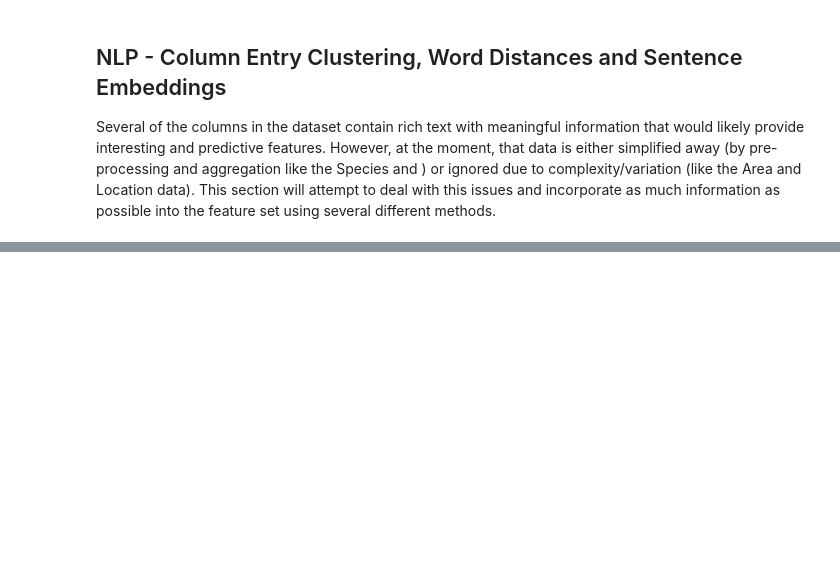
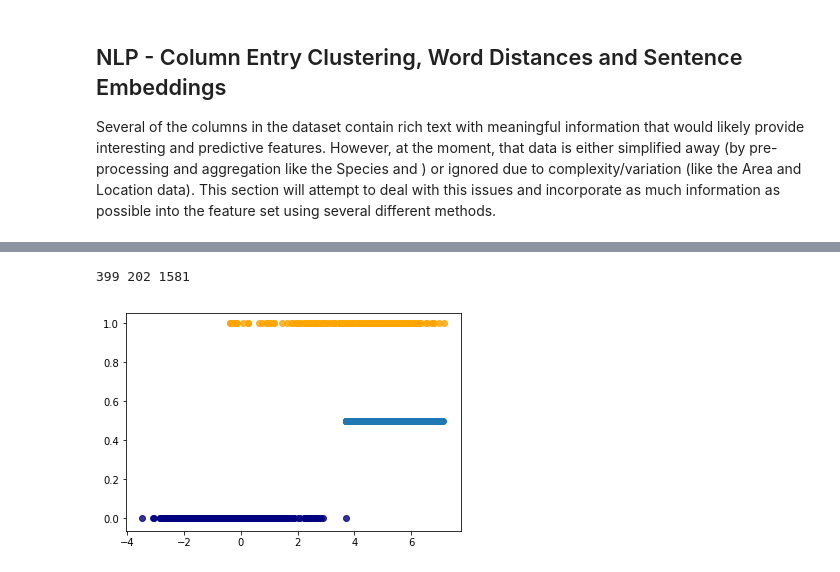
Before and after one commit to sometechchick/ml-dl-ai-learnings, a Jupyter notebook: bigdata_bigsharks/bigdata_bigsharks.ipynb, the cells around one changed output, grey strips where cells are left out. Cells and saved outputs as stored; diff of their text form; code cells hidden in the pictures; blank space fills up the shorter version.

```diff
--- a/bigdata_bigsharks/bigdata_bigsharks.ipynb
+++ b/bigdata_bigsharks/bigdata_bigsharks.ipynb
@@ -1751,0 +2025,3 @@ NameError: name 'hub' is not defined
+# %%
+y_sharks = TSNE(n_components=1).fit_transform(loc_encoder.get_embeddings_for_training())
+x_sharks = TSNE(n_components=1).fit_transform(activity_encoder.get_embeddings_for_training())
@@ -1751,0 +2048,45 @@ NameError: name 'hub' is not defined
+# %%
+"""
+    An experiment in LDA - separating bull shark dimensions from the rest then predicting the remaining
+    'unknown' classes to see if we can find more
+
+"""
+from sklearn.discriminant_analysis import LinearDiscriminantAnalysis
+
+loc_emb = pd.DataFrame(loc_encoder.elmo_embeddings)
+loc_emb = loc_emb.assign(ind=sharky_data.index)
+loc_emb.set_index('ind', inplace=True)
+
+sharky_data_known = sharky_data[sharky_data['corrected_species'] != 'unknown']
+sharky_data_known = sharky_data_known.loc[sharky_data_known['corrected_species'] != 'unconfirmed']
+sharky_data_unknown = sharky_data[sharky_data['corrected_species'] == 'unknown']
+
+bull_mask = sharky_data_known['corrected_species'] == 'bull'
+
+bull_mask.loc[bull_mask == False] = 0
+bull_mask.loc[bull_mask == True] = 1
+bull_mask.head()
+sharky_data_known = sharky_data_known.assign(bull=bull_mask)
+loc_emb_known = loc_emb.loc[sharky_data_known.index]
+loc_emb_unknown = loc_emb.loc[sharky_data_unknown.index]
+
+lda = LinearDiscriminantAnalysis(n_components=3)
+X_r2 = lda.fit(loc_emb_known.values, sharky_data_known['bull']).transform(loc_emb_known)
+
+preds_shark = lda.transform(loc_emb_unknown.values)
+# %%
+
+plt.figure()
+colors = ['navy', 'orange', 'green']
+target_names = ['other', 'bull']
+for color, i, target_name in zip(colors, [0, 1], target_names):
+    plt.scatter(X_r2[sharky_data_known['bull'] == i], sharky_data_known['bull'].loc[sharky_data_known['bull'] == i], alpha=.8, color=color,
+                label=target_name)
+
+maybe_bull = preds_shark[preds_shark > max(X_r2[sharky_data_known['bull'] == 0])]
+maybe_bull = maybe_bull[maybe_bull < max(X_r2[sharky_data_known['bull'] == 1])]
+plt.scatter(maybe_bull, np.ones(len(maybe_bull))*0.5)
+print(len(maybe_bull), len(X_r2[sharky_data_known['bull'] == 1]), len(X_r2[sharky_data_known['bull'] == 0]))
+# %% [output]
+399 202 1581
+[figure, added]
```
Also changed, not shown: parts of 99 cells of this notebook, 2 other files.
